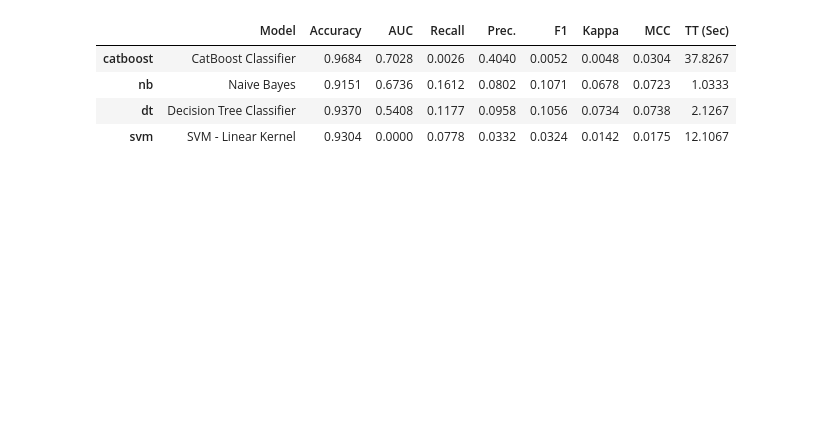
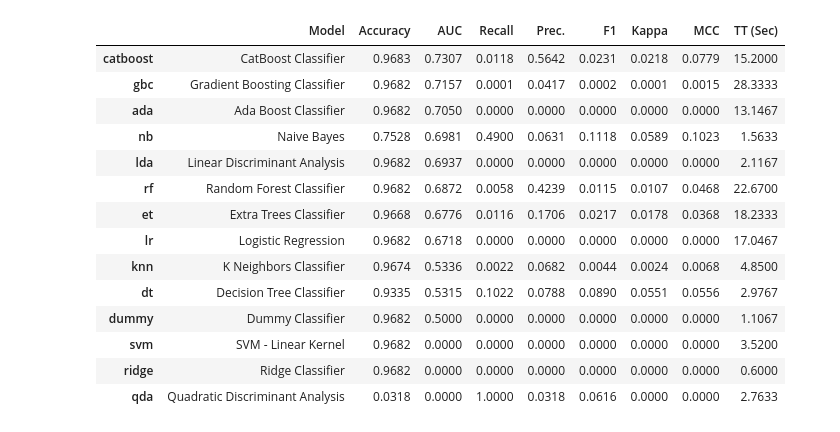
Before and after one commit to sekR4/classification-challenge, a Jupyter notebook: src/model_trials.ipynb, the cells around one changed output. Cells and saved outputs as stored; diff of their text form; code cells hidden in the pictures; blank space fills up the shorter version.

```diff
--- a/src/model_trials.ipynb
+++ b/src/model_trials.ipynb
@@ -43,18 +44,26 @@ prep = setup(**setup_params)
 | 19 | Fix Imbalance | 0 |
 | 20 | Fix Imbalance Method | SMOTE |
-# %%
-include_models = ["catboost","dt", "svm", "nb"]
-best_models = compare_models(
-    sort="AUC",
-    include=include_models,
-    n_select=len(include_models)
-    )
-# %% [output]
-|  | Model | Accuracy | AUC | Recall | Prec. | F1 | Kappa | MCC | TT (Sec) |
-| catboost | CatBoost Classifier | 0.9684 | 0.7028 | 0.0026 | 0.4040 | 0.0052 | 0.0048 | 0.0304 | 37.8267 |
-| nb | Naive Bayes | 0.9151 | 0.6736 | 0.1612 | 0.0802 | 0.1071 | 0.0678 | 0.0723 | 1.0333 |
-| dt | Decision Tree Classifier | 0.9370 | 0.5408 | 0.1177 | 0.0958 | 0.1056 | 0.0734 | 0.0738 | 2.1267 |
-| svm | SVM - Linear Kernel | 0.9304 | 0.0000 | 0.0778 | 0.0332 | 0.0324 | 0.0142 | 0.0175 | 12.1067 |
+# %%
+best_models = compare_models(
+    sort="AUC",
+    n_select=5
+    )
+# %% [output]
+|  | Model | Accuracy | AUC | Recall | Prec. | F1 | Kappa | MCC | TT (Sec) |
+| catboost | CatBoost Classifier | 0.9683 | 0.7307 | 0.0118 | 0.5642 | 0.0231 | 0.0218 | 0.0779 | 15.2000 |
+| gbc | Gradient Boosting Classifier | 0.9682 | 0.7157 | 0.0001 | 0.0417 | 0.0002 | 0.0001 | 0.0015 | 28.3333 |
+| ada | Ada Boost Classifier | 0.9682 | 0.7050 | 0.0000 | 0.0000 | 0.0000 | 0.0000 | 0.0000 | 13.1467 |
+| nb | Naive Bayes | 0.7528 | 0.6981 | 0.4900 | 0.0631 | 0.1118 | 0.0589 | 0.1023 | 1.5633 |
+| lda | Linear Discriminant Analysis | 0.9682 | 0.6937 | 0.0000 | 0.0000 | 0.0000 | 0.0000 | 0.0000 | 2.1167 |
+| rf | Random Forest Classifier | 0.9682 | 0.6872 | 0.0058 | 0.4239 | 0.0115 | 0.0107 | 0.0468 | 22.6700 |
+| et | Extra Trees Classifier | 0.9668 | 0.6776 | 0.0116 | 0.1706 | 0.0217 | 0.0178 | 0.0368 | 18.2333 |
+| lr | Logistic Regression | 0.9682 | 0.6718 | 0.0000 | 0.0000 | 0.0000 | 0.0000 | 0.0000 | 17.0467 |
+| knn | K Neighbors Classifier | 0.9674 | 0.5336 | 0.0022 | 0.0682 | 0.0044 | 0.0024 | 0.0068 | 4.8500 |
+| dt | Decision Tree Classifier | 0.9335 | 0.5315 | 0.1022 | 0.0788 | 0.0890 | 0.0551 | 0.0556 | 2.9767 |
+| dummy | Dummy Classifier | 0.9682 | 0.5000 | 0.0000 | 0.0000 | 0.0000 | 0.0000 | 0.0000 | 1.1067 |
+| svm | SVM - Linear Kernel | 0.9682 | 0.0000 | 0.0000 | 0.0000 | 0.0000 | 0.0000 | 0.0000 | 3.5200 |
+| ridge | Ridge Classifier | 0.9682 | 0.0000 | 0.0000 | 0.0000 | 0.0000 | 0.0000 | 0.0000 | 0.6000 |
+| qda | Quadratic Discriminant Analysis | 0.0318 | 0.0000 | 1.0000 | 0.0318 | 0.0616 | 0.0000 | 0.0000 | 2.7633 |
 # %%
 plot_model(estimator=best_models[0], plot="auc")
 # %% [output]
```
Also changed, not shown: parts of 6 cells of this notebook, 4 other files.
